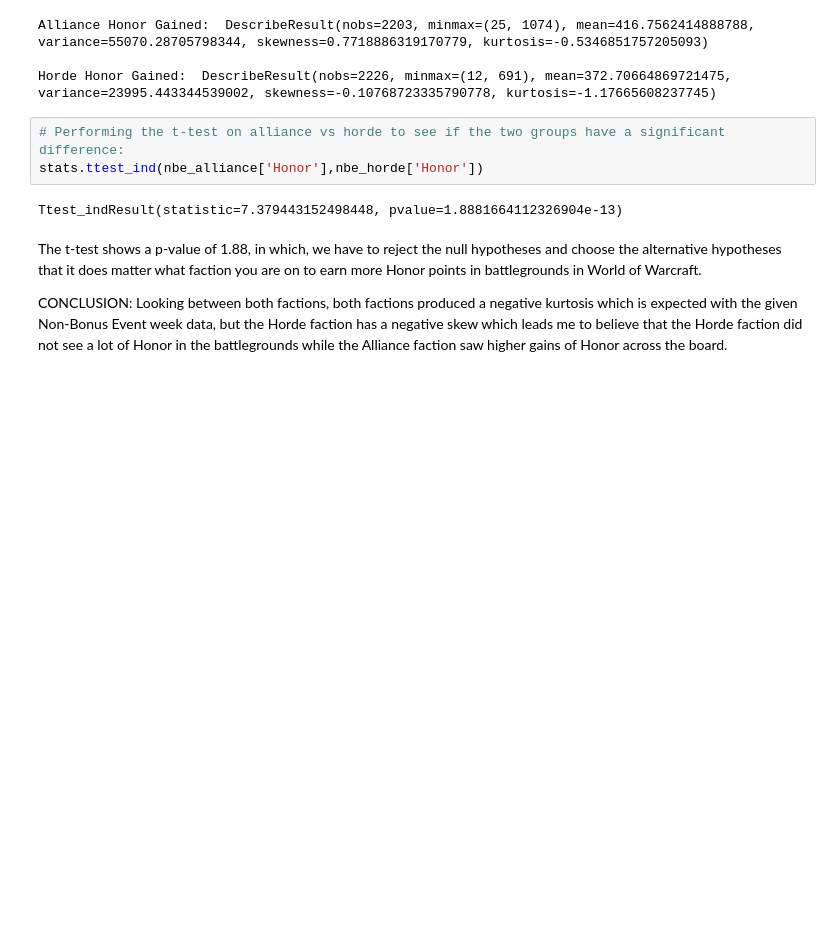
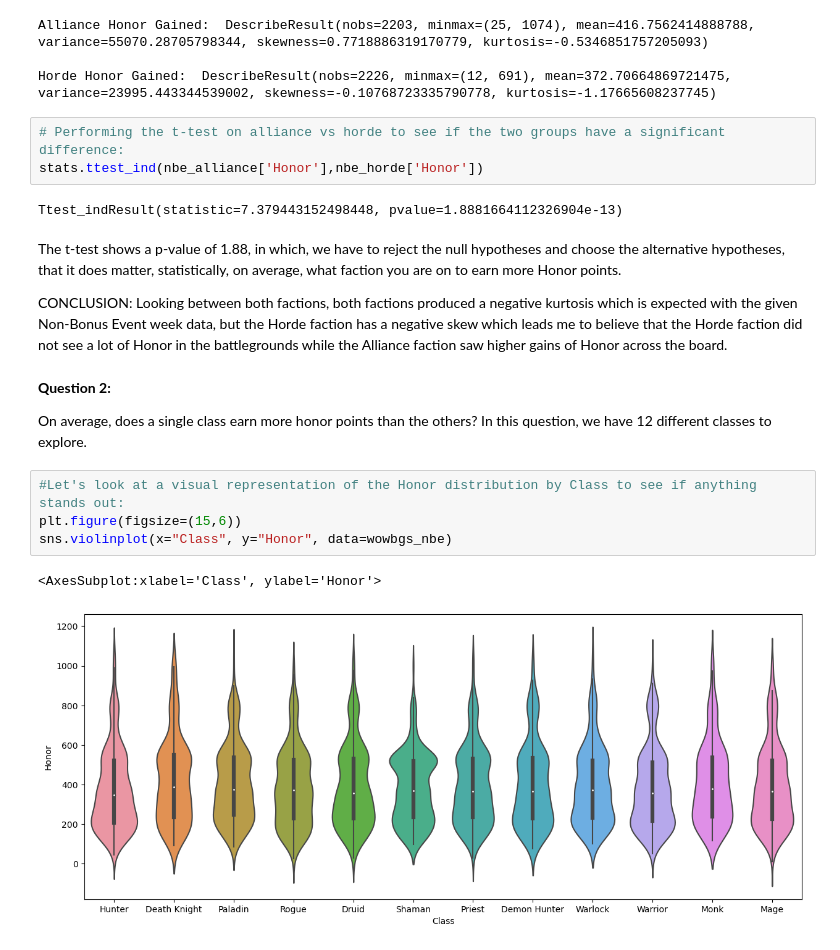
Before and after one commit to Aurelila/wow_data, a Jupyter notebook: world-of-warcraft-bg-dataset.ipynb, the cells around one changed output. Saved outputs shown, nothing was run; the diff lists cells and outputs as text; blank space fills up the shorter version.

```diff
--- a/world-of-warcraft-bg-dataset.ipynb
+++ b/world-of-warcraft-bg-dataset.ipynb
@@ -248,6 +251,17 @@ stats.ttest_ind(nbe_alliance['Honor'],nbe_horde['Honor'])
 # %% [output]
 Ttest_indResult(statistic=7.379443152498448, pvalue=1.8881664112326904e-13)
 # %% [markdown]
-The t-test shows a p-value of 1.88, in which, we have to reject the null hypotheses and choose the alternative hypotheses that it does matter what faction you are on to earn more Honor points in battlegrounds in World of Warcraft.
+The t-test shows a p-value of 1.88, in which, we have to reject the null hypotheses and choose the alternative hypotheses, that it does matter, statistically, on average, what faction you are on to earn more Honor points.
 
 CONCLUSION: Looking between both factions, both factions produced a negative kurtosis which is expected with the given Non-Bonus Event week data, but the Horde faction has a negative skew which leads me to believe that the Horde faction did not see a lot of Honor in the battlegrounds while the Alliance faction saw higher gains of Honor across the board.
+# %% [markdown]
+**Question 2:**
+
+On average, does a single class earn more honor points than the others? In this question, we have 12 different classes to explore.
+# %%
+#Let's look at a visual representation of the Honor distribution by Class to see if anything stands out:
+plt.figure(figsize=(15,6))
+sns.violinplot(x="Class", y="Honor", data=wowbgs_nbe)
+# %% [output]
+<AxesSubplot:xlabel='Class', ylabel='Honor'>
+[figure, added]
```
Also changed, not shown: parts of 6 cells of this notebook.
